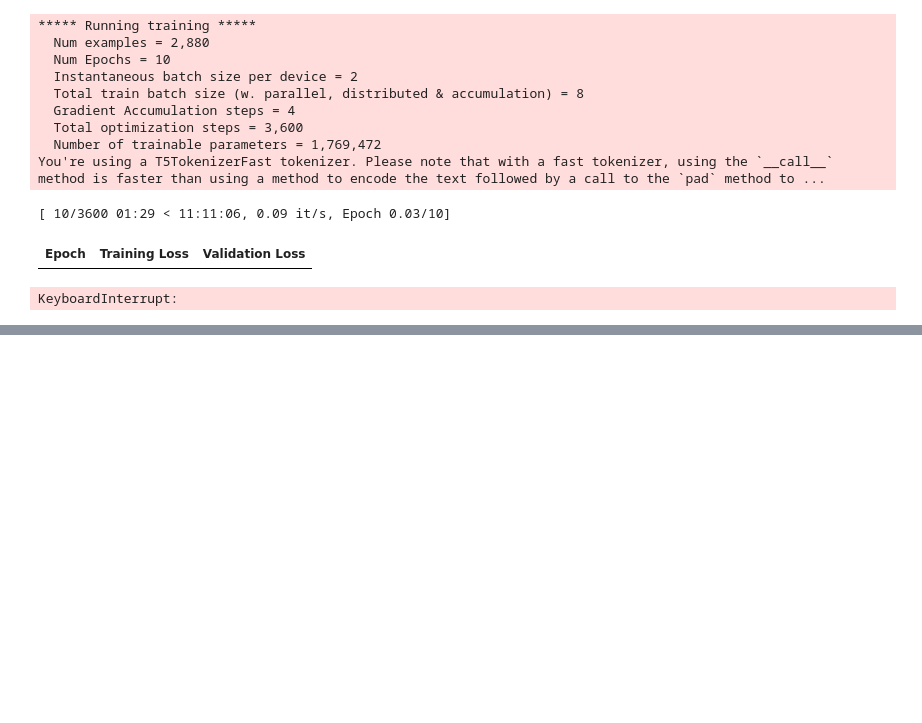
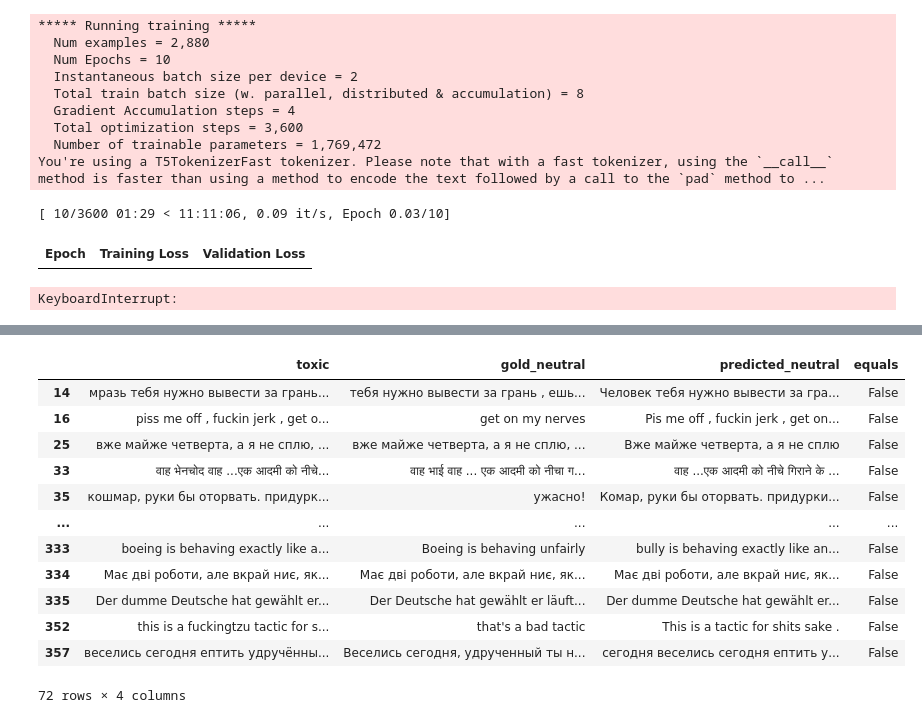
Before and after one commit to Mariogarber/PLN-Project, a Jupyter notebook: finetunning_v4.ipynb, the cells around one changed output, grey strips where cells are left out. Cells and saved outputs as stored; diff of their text form; code cells hidden in the pictures; blank space fills up the shorter version.

```diff
--- a/finetunning_v4.ipynb
+++ b/finetunning_v4.ipynb
@@ -158,0 +202,16 @@ KeyboardInterrupt:
+# %%
+results_modified[results_modified['equals'] == False]
+# %% [output]
+|  | toxic | gold_neutral | predicted_neutral | equals |
+| 14 | мразь тебя нужно вывести за грань... | тебя нужно вывести за грань , ешь... | Человек тебя нужно вывести за гра... | False |
+| 16 | piss me off , fuckin jerk , get o... | get on my nerves | Pis me off , fuckin jerk , get on... | False |
+| 25 | вже майже четверта, а я не сплю, ... | вже майже четверта, а я не сплю, ... | Вже майже четверта, а я не сплю | False |
+| 33 | वाह भेनचोद वाह ...एक आदमी को नीचे... | वाह भाई वाह ... एक आदमी को नीचा ग... | वाह ...एक आदमी को नीचे गिराने के ... | False |
+| 35 | кошмар, руки бы оторвать. придурк... | ужасно! | Комар, руки бы оторвать. придурки... | False |
+| ... | ... | ... | ... | ... |
+| 333 | boeing is behaving exactly like a... | Boeing is behaving unfairly | bully is behaving exactly like an... | False |
+| 334 | Має дві роботи, але вкрай ниє, як... | Має дві роботи, але вкрай ниє, як... | Має дві роботи, але вкрай ниє, як... | False |
+| 335 | Der dumme Deutsche hat gewählt er... | Der Deutsche hat gewählt er läuft... | Der dumme Deutsche hat gewählt er... | False |
+| 352 | this is a fuckingtzu tactic for s... | that's a bad tactic | This is a tactic for shits sake . | False |
+| 357 | веселись сегодня ептить удручённы... | Веселись сегодня, удрученный ты н... | сегодня веселись сегодня ептить у... | False |
+72 rows × 4 columns
```
Also changed, not shown: parts of 4 cells of this notebook, 7 other files.
